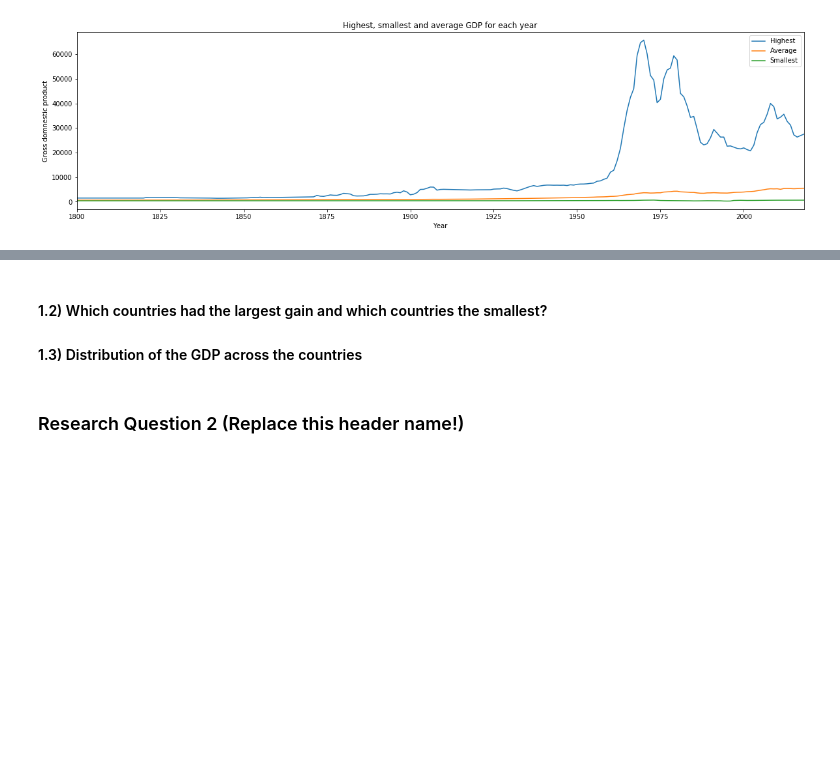
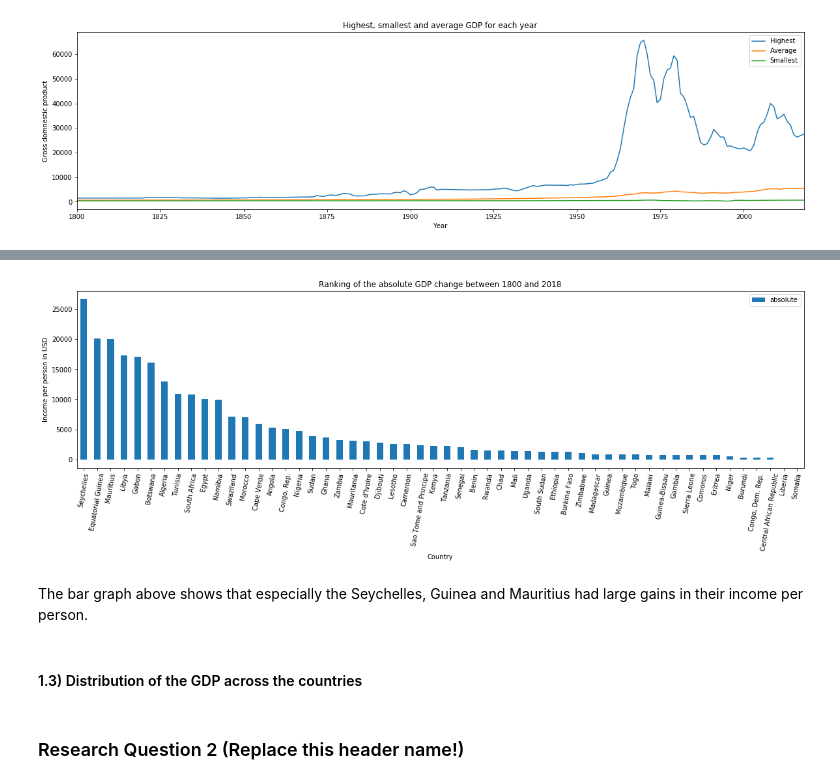
Before and after one commit to Jannis12324/africa-data-analysis, a Jupyter notebook: investigate-gapminder-africa.ipynb, the cells around one changed output, grey strips where cells are left out. Drawn from its saved outputs; the diff is of its cells as text; code cells hidden in the pictures; blank space fills up the shorter version.

Commit message:
feat: Adds a bar graph with the ranking of absolute GDP gains

```diff
--- a/investigate-gapminder-africa.ipynb
+++ b/investigate-gapminder-africa.ipynb
@@ -261,5 +256,21 @@ SyntaxError: invalid syntax (<ipython-input-43-203f5b482030>, line 2)
+# %%
+# Creates a copy so I don't mess with the original data
+change = gdp.copy()
+# Calculates the absolute change in GDP (since all countries had very similar GDPs in 1800 the percentage change is omitted)
+change["absolute"] = change["2018"]-change["1800"]
+# Sorts the df by the absolute change
+change.sort_values(by = "absolute", inplace = True, ascending = False)
+# Draws a bar graph
+change.drop(change.columns[list(np.arange(0,219))], axis = 1, inplace = True)
+change.plot.bar(figsize = (20,5), rot = 80)
+plt.ylabel("Income per person in USD")
+plt.xlabel("Country")
+plt.title("Ranking of the absolute GDP change between 1800 and 2018");
+# %% [output]
+[figure, added]
+# %% [markdown]
+The bar graph above shows that especially the Seychelles, Guinea and Mauritius had large gains in their income per person.
 # %% [markdown]
-#### 1.2) Which countries had the largest gain and which countries the smallest?
 #### 1.3) Distribution of the GDP across the countries
 # %% [markdown]
 ### Research Question 2  (Replace this header name!)
```
Also changed, not shown: parts of 3 cells of this notebook.
